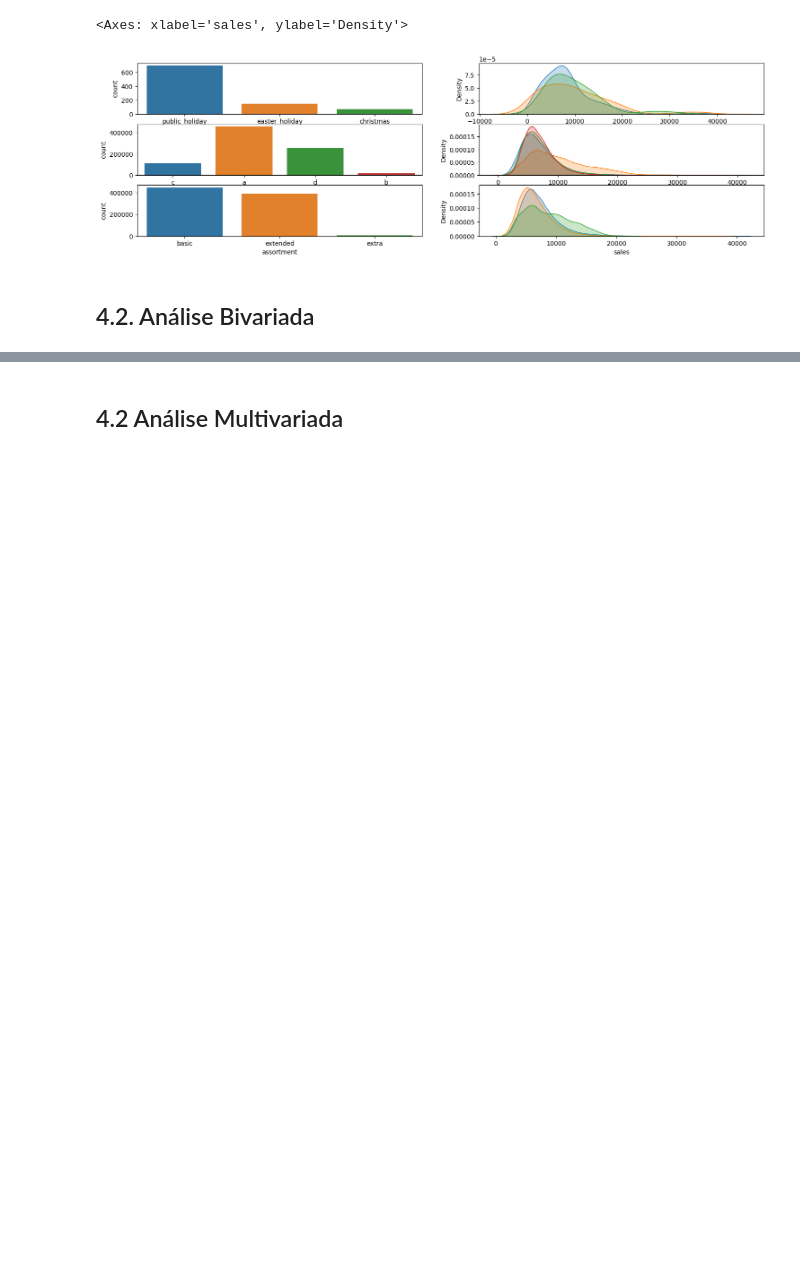
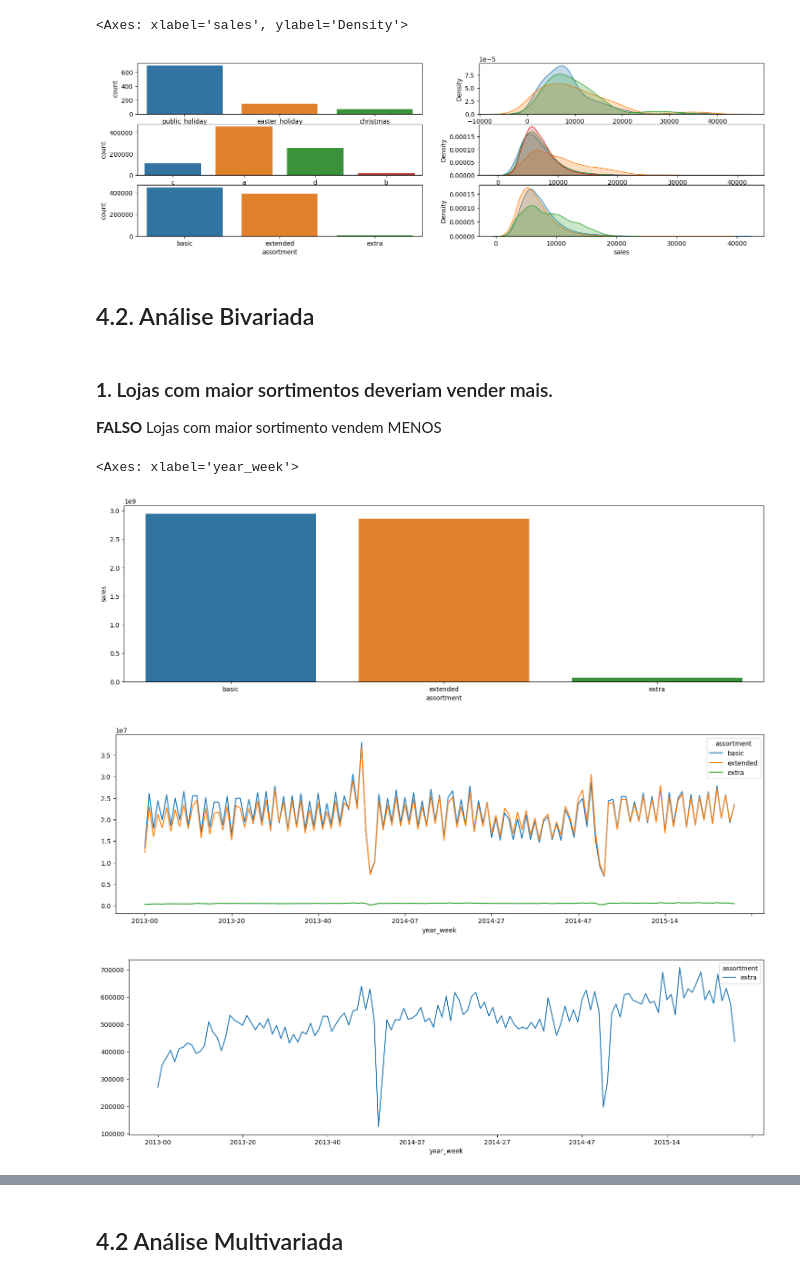
Before and after one commit to ezequielpf/rossmann_sales_prediction, a Jupyter notebook: notebooks/store_sales_predict.ipynb, the cells around one changed output, grey strips where cells are left out. Cells and saved outputs as stored; diff of their text form; code cells hidden in the pictures; blank space fills up the shorter version.

```diff
--- a/notebooks/store_sales_predict.ipynb
+++ b/notebooks/store_sales_predict.ipynb
@@ -11,7 +11,7 @@ import matplotlib.pyplot as plt
 import datetime
 # %%
 plt.rcParams['figure.figsize'] = [18, 5]
-plt.rcParams['font.size'] = 10
+plt.rcParams['font.size'] = 8
 # %% [markdown]
 ## 0.2. Loading Data
 # %%
@@ -439,3 +439,20 @@ sns.kdeplot(df4[df4['assortment'] == 'extra']['sales'], label='extra', fill=True
 [figure]
 # %% [markdown]
 ## 4.2. Análise Bivariada
+# %% [markdown]
+### **1.** Lojas com maior sortimentos deveriam vender mais.
+**FALSO** Lojas com maior sortimento vendem MENOS
+# %%
+aux1 = df4[['assortment', 'sales']].groupby('assortment').sum().reset_index()
+sns.barplot(x='assortment', y='sales', data=aux1);
+
+aux2 = df4[['year_week', 'assortment', 'sales']].groupby(['year_week', 'assortment']).sum().reset_index()
+aux3 = aux2.pivot(index='year_week', columns='assortment', values='sales').plot()
+
+aux3 = aux2[aux2['assortment'] == 'extra']
+aux3.pivot(index='year_week', columns='assortment', values='sales').plot()
+# %% [output]
+<Axes: xlabel='year_week'>
+[figure, added]
+[figure, added]
+[figure, added]
```
Also changed, not shown: parts of 7 cells of this notebook.
